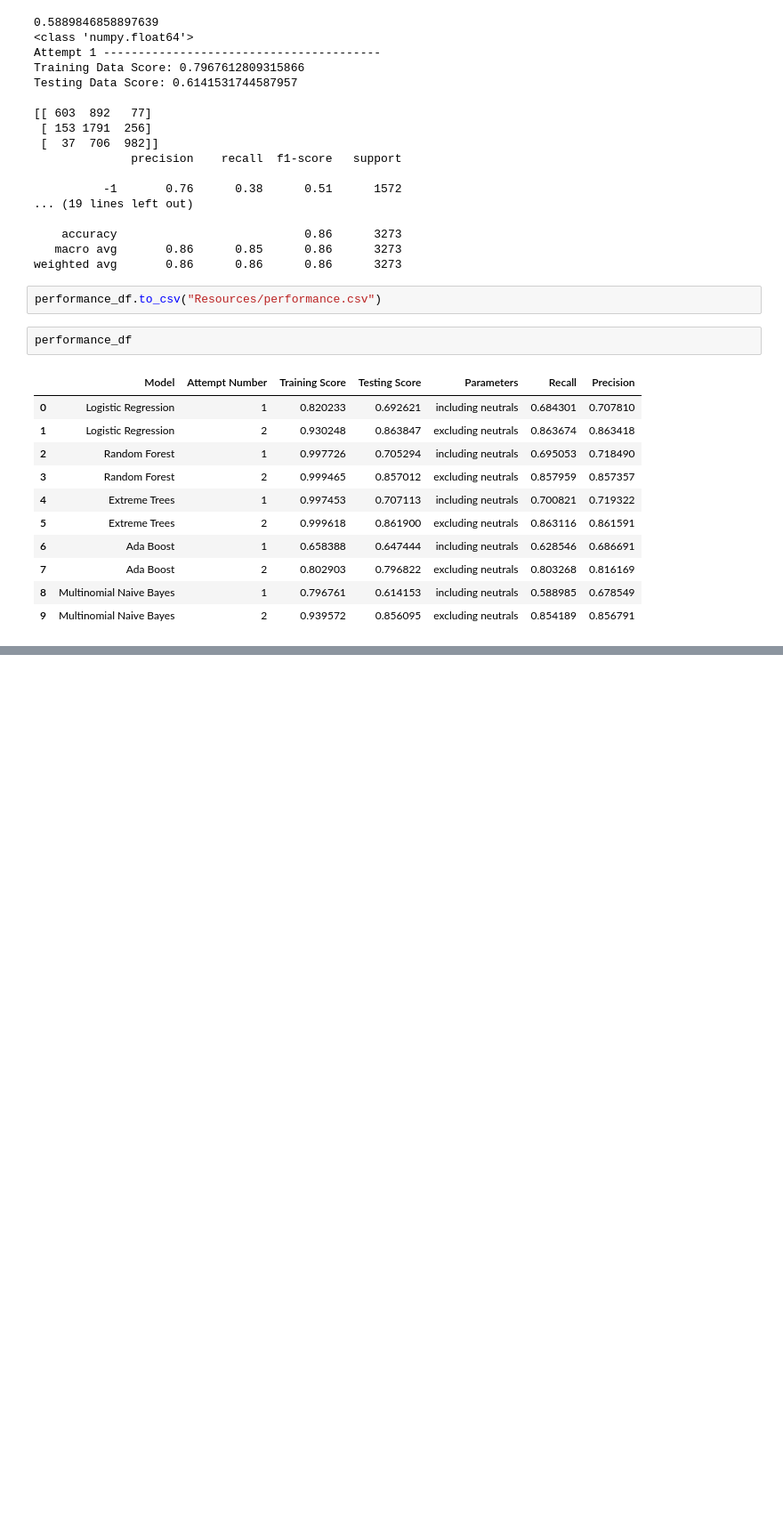
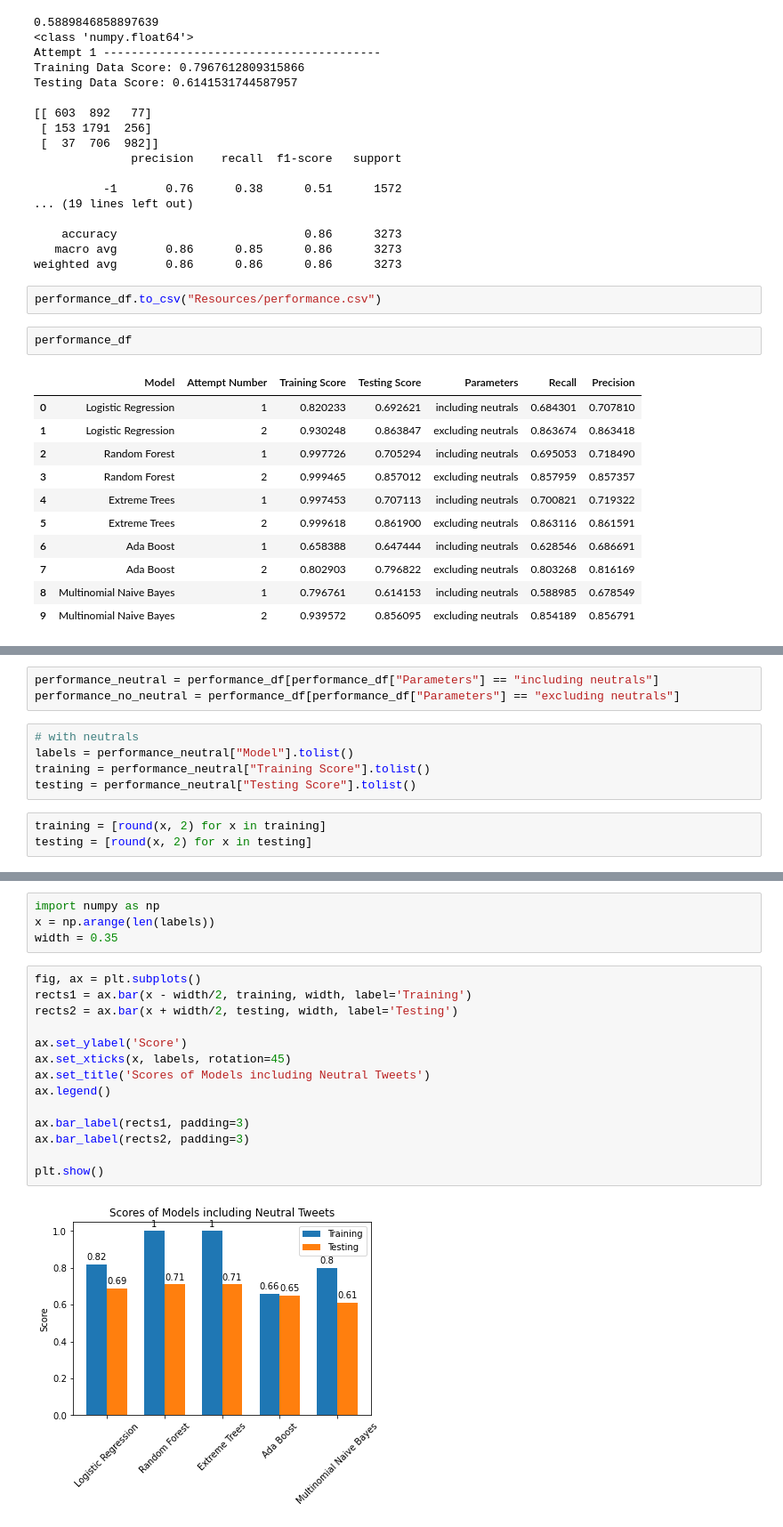
Before and after one commit to mcmanuscw/Project_4-Group_1, a Jupyter notebook: Sentimental_Analysis.ipynb, the cells around one changed output, grey strips where cells are left out. Shown at 89% size. Drawn from its saved outputs; the diff is of its cells as text; blank space fills up the shorter version.

Commit message:
performance

```diff
--- a/Sentimental_Analysis.ipynb
+++ b/Sentimental_Analysis.ipynb
@@ -377,0 +400,11 @@ performance_df
+# %%
+performance_neutral = performance_df[performance_df["Parameters"] == "including neutrals"]
+performance_no_neutral = performance_df[performance_df["Parameters"] == "excluding neutrals"]
+# %%
+# with neutrals
+labels = performance_neutral["Model"].tolist()
+training = performance_neutral["Training Score"].tolist()
+testing = performance_neutral["Testing Score"].tolist()
+# %%
+training = [round(x, 2) for x in training]
+testing = [round(x, 2) for x in testing]
@@ -377,0 +428,20 @@ performance_df
+# %%
+import numpy as np
+x = np.arange(len(labels))
+width = 0.35
+# %%
+fig, ax = plt.subplots()
+rects1 = ax.bar(x - width/2, training, width, label='Training')
+rects2 = ax.bar(x + width/2, testing, width, label='Testing')
+
+ax.set_ylabel('Score')
+ax.set_xticks(x, labels, rotation=45)
+ax.set_title('Scores of Models including Neutral Tweets')
+ax.legend()
+
+ax.bar_label(rects1, padding=3)
+ax.bar_label(rects2, padding=3)
+
+plt.show()
+# %% [output]
+[figure, added]
```
Also changed, not shown: parts of 5 cells of this notebook.
